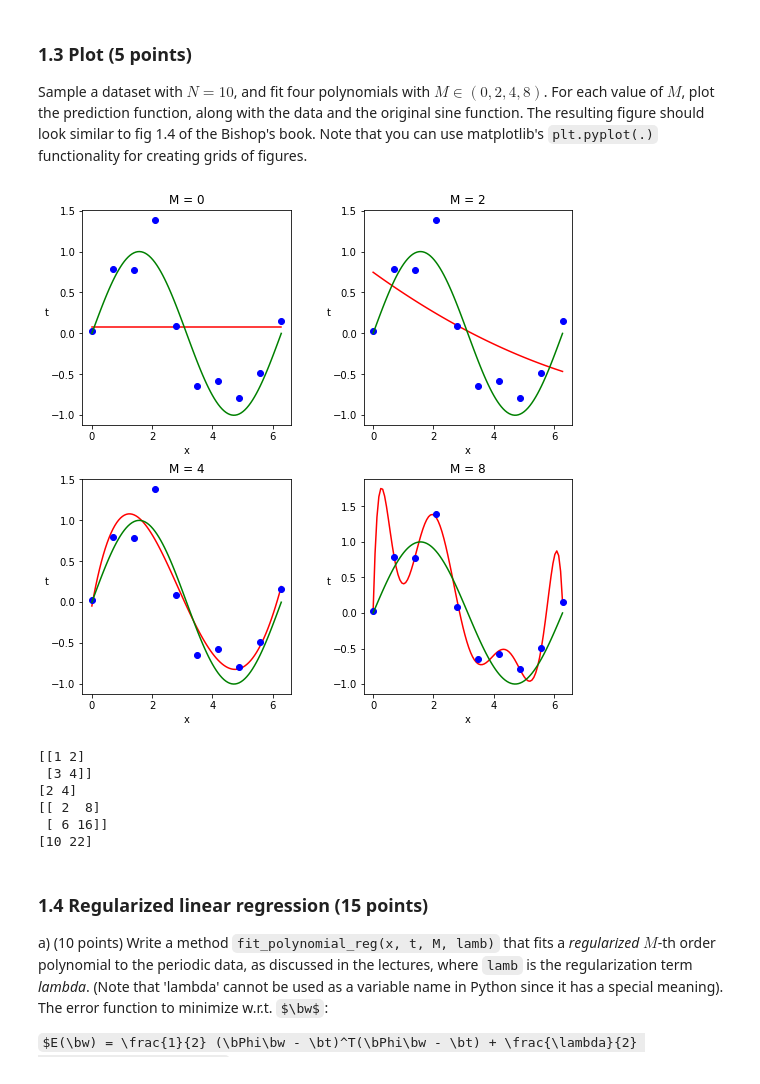
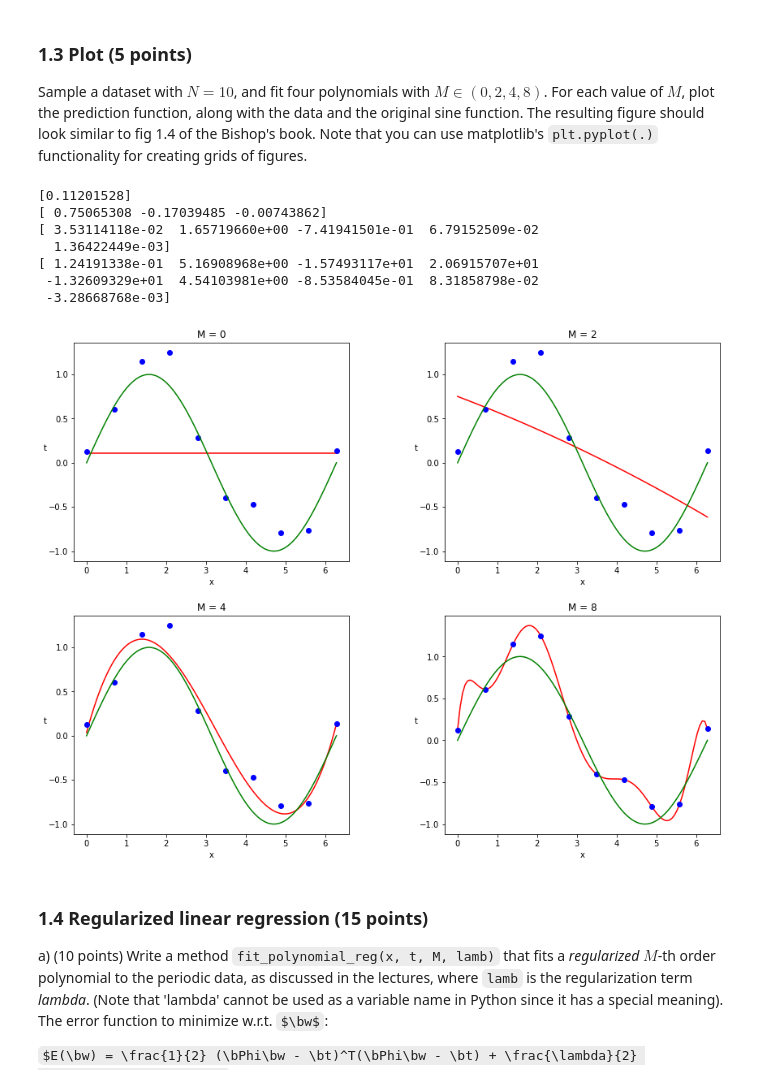
Before and after one commit to ML77777/ML1-18, a Jupyter notebook: Bobbie/lab1.ipynb, the cells around one changed output. Cells and saved outputs as stored; diff of their text form; code cells hidden in the pictures; some formulas as TeX source.

```diff
--- a/Bobbie/lab1.ipynb
+++ b/Bobbie/lab1.ipynb
@@ -168,6 +168,8 @@ assert Phi.shape == (N, m+1), "The shape of Phi is incorrect"
 Sample a dataset with $N=10$, and fit four polynomials with $M \in (0, 2, 4, 8)$.
 For each value of $M$, plot the prediction function, along with the data and the original sine function. The resulting figure should look similar to fig 1.4 of the Bishop's book. Note that you can use matplotlib's `plt.pyplot(.)` functionality for creating grids of figures.
 # %%
+np.random.seed(42)
+
 sample, sample_target = gen_sine(10)
 
 manyx = np.linspace(0, 2 * pi, num=100)
@@ -191,7 +193,7 @@ predict_m4 = predict(manyx, w_ml_m4, 4)
 w_ml_m8, Phi_m8 = fit_polynomial(sample,sample_target,8)
 predict_m8 = predict(manyx, w_ml_m8, 8)
 
-plt.figure(1, figsize=(8, 8))
+plt.figure(1, figsize=(13, 10))
 
 plt.subplot(221)
 plt.plot(manyx, predict_m0, 'r')
@@ -202,48 +204,41 @@ plt.xlabel("x")
 plt.ylabel("t").set_rotation(0)
 
 plt.subplot(222)
 plt.plot(manyx, predict_m2, 'r')
 plt.plot(sample, sample_target, 'bo')
 plt.plot(manyx, true_siny, 'g')
 plt.title("M = 2")
 plt.xlabel("x")
 plt.ylabel("t").set_rotation(0)
 
 plt.subplot(223)
 plt.plot(manyx, predict_m4, 'r')
 plt.plot(sample, sample_target, 'bo')
 plt.plot(manyx, true_siny, 'g')
 plt.title("M = 4")
 plt.xlabel("x")
 plt.ylabel("t").set_rotation(0)
 
 plt.subplot(224)
 plt.plot(manyx, predict_m8, 'r')
 plt.plot(sample, sample_target, 'bo')
 plt.plot(manyx, true_siny, 'g')
 plt.title("M = 8")
 plt.xlabel("x")
 plt.ylabel("t").set_rotation(0)
 
 plt.subplots_adjust(top=0.92, bottom=0.08, left=0.10, right=0.95, hspace=0.25,
                     wspace=0.35)
 plt.show()
 # %% [output]
+[0.11201528]
+[ 0.75065308 -0.17039485 -0.00743862]
+[ 3.53114118e-02  1.65719660e+00 -7.41941501e-01  6.79152509e-02
+  1.36422449e-03]
+[ 1.24191338e-01  5.16908968e+00 -1.57493117e+01  2.06915707e+01
+ -1.32609329e+01  4.54103981e+00 -8.53584045e-01  8.31858798e-02
+ -3.28668768e-03]
-[figure, old version]
+[figure, new version]
-# %%
-a = np.array([[1, 2],[3, 4]])
-b = np.transpose(np.array([2, 4]))
-print(a)
-print(b)
-print(a*b)
-print(np.matmul(a, b))
-# %% [output]
-[[1 2]
- [3 4]]
-[2 4]
-[[ 2  8]
- [ 6 16]]
-[10 22]
 # %% [markdown]
 ### 1.4 Regularized linear regression (15 points)
 
```
Also changed, not shown: parts of 5 cells of this notebook.
